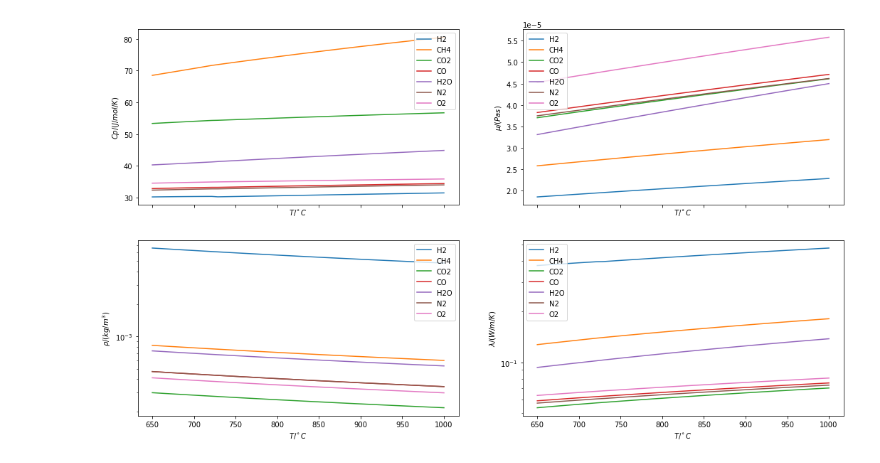
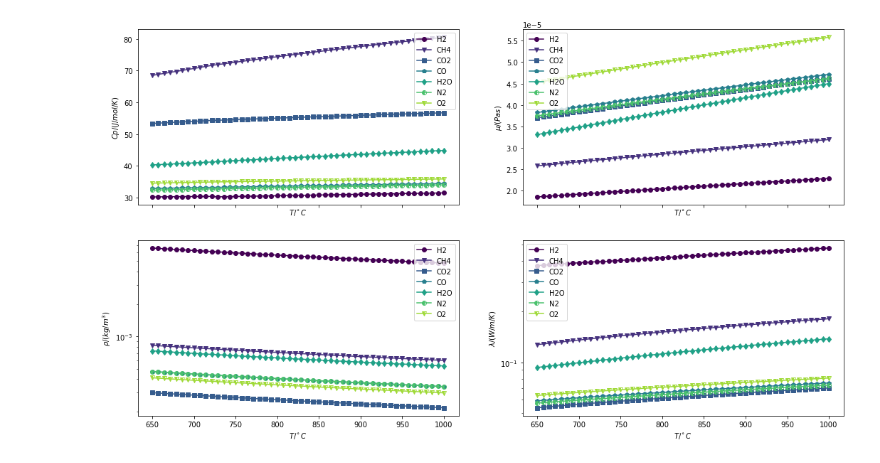
Before and after one commit to santiago-salas-v/walas, a Jupyter notebook: gas_properties.ipynb, the cells around one changed output. Cells and saved outputs as stored; diff of their text form; code cells hidden in the pictures.

```diff
--- a/gas_properties.ipynb
+++ b/gas_properties.ipynb
@@ -127,31 +162,43 @@ O2      4.76940081694413e-05    0.3899693306873533      34.8851767183697
 T=linspace(650,1000)+273.15 # K
 viscosity=mu(T)
 density=101325/8.3145/outer(T,M)/1000
 heat_capacity=cp(T)
 conductivity=(heat_capacity+5/4*R)*viscosity/M*1000
 
 fig,ax=plt.subplots(2,2,sharex=True)
 fig.set_size_inches(10*16/9,10)
+
+base_cm_1 = plt.get_cmap('viridis') # get colormap viridis
+base_cm_2 = plt.get_cmap('inferno') # get colormap inferno
+# join both selected color maps and split result into 9 parts
+color_samples = array([
+    *base_cm_1(linspace(0, 1, 8))[:, :3],
+    *base_cm_2(linspace(0, 1, 12))[:, :3]
+])
+plt.rcParams['axes.prop_cycle'] = cycler(
+    fillstyle=['full','left','bottom','right'])*cycler(
+    marker=['o', 'v','s', 'p', 'd'])+cycler(
+    color=color_samples) # set color and marker cycle
 
 ax[0,0].plot(T-273.15,heat_capacity)
 ax[0,0].set_xlabel(r'$T / ^\circ C$')
 ax[0,0].set_ylabel(r'$Cp / (J/mol/K)$')
 ax[0,0].legend(labels)
 
 ax[0,1].plot(T-273.15,viscosity)
 ax[0,1].set_xlabel(r'$T / ^\circ C$')
 ax[0,1].set_ylabel(r'$\mu / (Pa s)$')
 ax[0,1].legend(labels)
 
 ax[1,0].semilogy(T-273.15,density)
 ax[1,0].set_xlabel(r'$T / ^\circ C$')
 ax[1,0].set_ylabel(r'$\rho / (kg/m^3)$')
 ax[1,0].legend(labels)
 
 ax[1,1].plot(T-273.15,conductivity)
 ax[1,1].set_yscale('log')
 ax[1,1].set_xlabel(r'$T / ^\circ C$')
 ax[1,1].set_ylabel(r'$\lambda / (W/m/K)$')
 ax[1,1].legend(labels);
 # %% [output]
-[figure, old version]
+[figure, new version]
```
Also changed, not shown: parts of 2 cells of this notebook.
